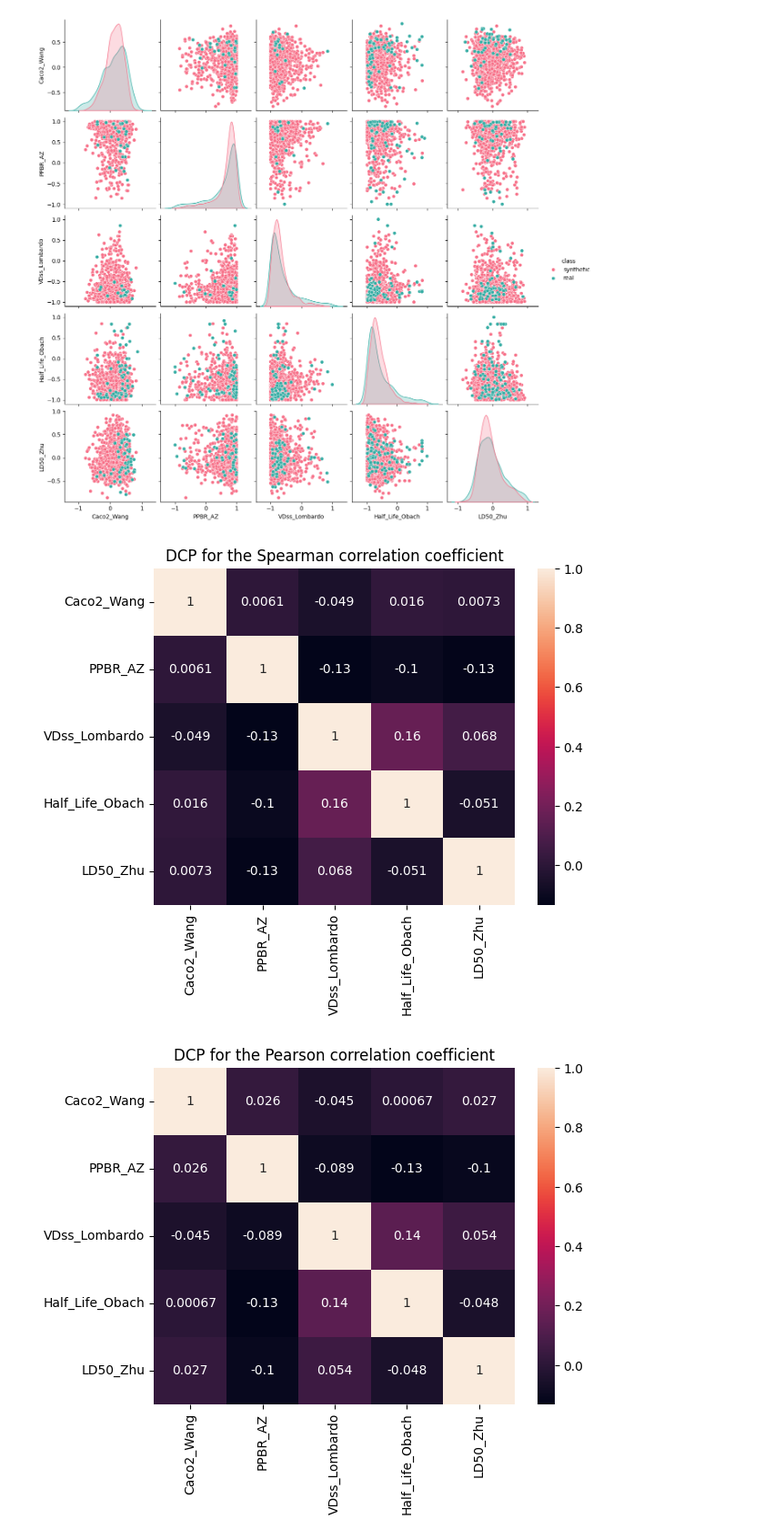
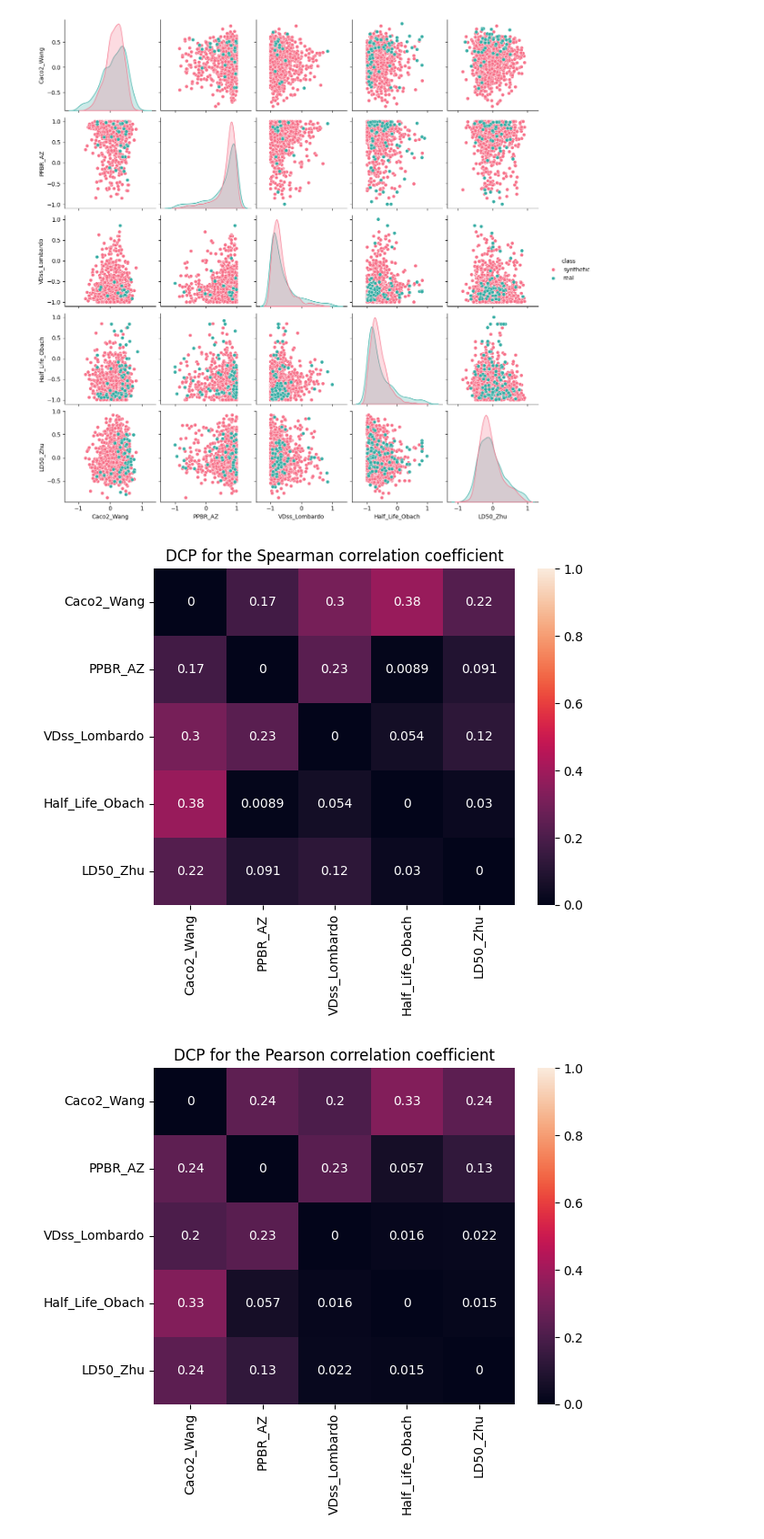
Before and after one commit to jmagraken/CS679_Final_Project, a Jupyter notebook: Imagand_model_evaluation.ipynb, the cells around one changed output. Shown at 91% size. Saved outputs shown, nothing was run; the diff lists cells and outputs as text; code cells hidden in the pictures.

Commit message:
spearman and pearson plots corrected

```diff
--- a/Imagand_model_evaluation.ipynb
+++ b/Imagand_model_evaluation.ipynb
@@ -528,16 +528,24 @@ plt.show()
 # %% [output]
 [figure]
 # %%
-corr = df_full_data[adme_names].corr(method = 'spearman')
-sns.heatmap(corr, annot = True)
+corr_real = df_data_gt[adme_names].corr(method = 'spearman')
+corr_synt = df_data[adme_names].corr(method = 'spearman')
+dpc_spearman = (corr_real - corr_synt).abs()
+
+
+sns.heatmap(dpc_spearman, annot = True,vmin=0,vmax=1)
 plt.title("DCP for the Spearman correlation coefficient")
 plt.show()
 # %% [output]
-[figure, old version]
+[figure, new version]
 # %%
-corr = df_full_data[adme_names].corr(method = 'pearson')
-sns.heatmap(corr, annot = True)
+corr_real = df_data_gt[adme_names].corr(method = 'pearson')
+corr_synt = df_data[adme_names].corr(method = 'pearson')
+dpc_pearson = (corr_real - corr_synt).abs()
+
+
+sns.heatmap(dpc_pearson, annot = True,vmin=0,vmax=1)
 plt.title("DCP for the Pearson correlation coefficient")
 plt.show()
 # %% [output]
-[figure, old version]
+[figure, new version]
```
